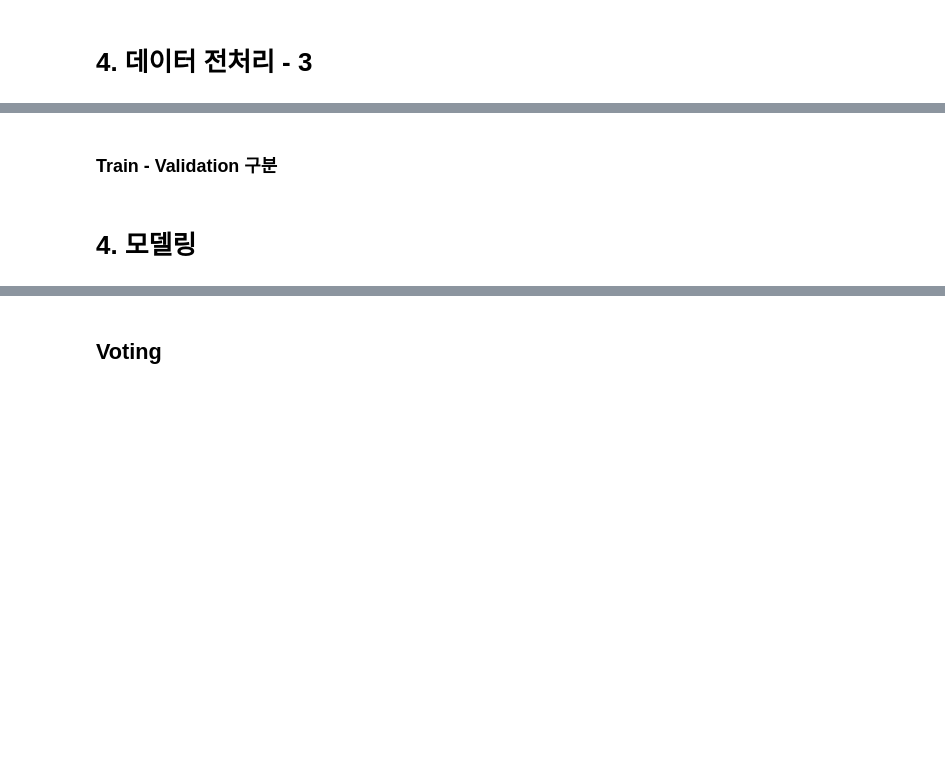
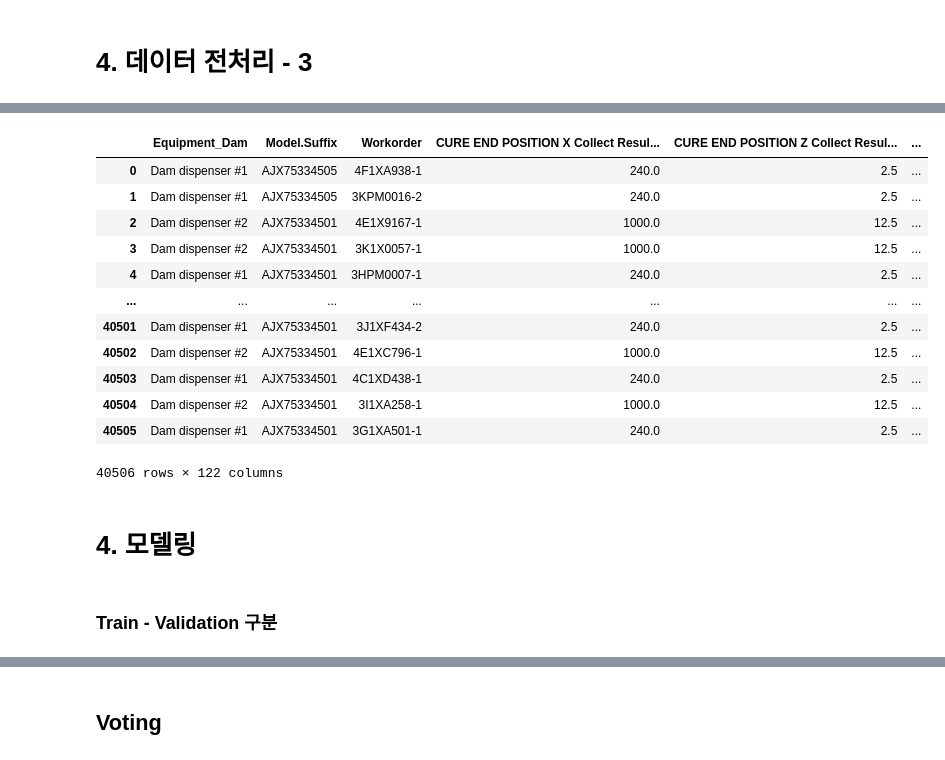
Before and after one commit to ByungwookYang/LG-Amers-5th, a Jupyter notebook: final_submission.ipynb, the cells around one changed output, grey strips where cells are left out. Drawn from its saved outputs; the diff is of its cells as text; code cells hidden in the pictures; blank space fills up the shorter version.

```diff
--- a/final_submission.ipynb
+++ b/final_submission.ipynb
@@ -308,7 +262,7 @@ F1_2 = Fill1_2[Fill1_col]
 FF1 = pd.concat([F1_1, F1_2])
 # %%
 # Fill2 안밀린부분 작업해주기
-F2_0 = test_data.iloc[:, 133:157]
+F2_0 = test_data.iloc[:, 136:161]
 F2_0
 # Fill2 밀린부분 작업해주기
 Fill2_1 = test_data[(test_data['HEAD NORMAL COORDINATE X AXIS(Stage1) Collect Result_Fill2'] == "OK") |
@@ -316,7 +270,7 @@ Fill2_1 = test_data[(test_data['HEAD NORMAL COORDINATE X AXIS(Stage1) Collect Re
 Fill2_2 = test_data[(test_data['HEAD NORMAL COORDINATE X AXIS(Stage1) Collect Result_Fill2'] != "OK") &
                (~pd.isna(test_data['HEAD NORMAL COORDINATE X AXIS(Stage1) Collect Result_Fill2']))]
 
-Fill2_col = test_data.columns[157:180]
+Fill2_col = test_data.columns[161:184]
 
 F2_1 = Fill2_1[Fill2_col]
 F2_1 = F2_1.iloc[:, 1:]
@@ -408,0 +367,35 @@ print(train_data.shape); print(test_data.shape)
+# %%
+# durations
+train_data['Collect Date_Dam'] = pd.to_datetime(train_data['Collect Date_Dam'])
+train_data['Collect Date_AutoClave'] = pd.to_datetime(train_data['Collect Date_AutoClave'])
+train_data['Collect Date_Fill1'] = pd.to_datetime(train_data['Collect Date_Fill1'])
+train_data['Collect Date_Fill2'] = pd.to_datetime(train_data['Collect Date_Fill2'])
+train_data['durations']=train_data['Collect Date_AutoClave'] - train_data['Collect Date_Dam']
+train_data['day_Dam'] = train_data['Collect Date_Dam'].dt.strftime('%y%m%d')
+
+test_data['Collect Date_Dam'] = pd.to_datetime(test_data['Collect Date_Dam'])
+test_data['Collect Date_AutoClave'] = pd.to_datetime(test_data['Collect Date_AutoClave'])
+test_data['Collect Date_Fill1'] = pd.to_datetime(test_data['Collect Date_Fill1'])
+test_data['Collect Date_Fill2'] = pd.to_datetime(test_data['Collect Date_Fill2'])
+test_data['durations']=test_data['Collect Date_AutoClave'] - test_data['Collect Date_Dam']
+test_data['day_Dam'] = test_data['Collect Date_Dam'].dt.strftime('%y%m%d')
+
+# 각 공정 간의 시간 차이 계산 (분 단위)
+train_data['time_diff_Dam_to_Fill1'] = (train_data['Collect Date_Fill1'] - train_data['Collect Date_Dam']).dt.total_seconds() / 60
+train_data['time_diff_Fill1_to_Fill2'] = (train_data['Collect Date_Fill2'] - train_data['Collect Date_Fill1']).dt.total_seconds() / 60
+train_data['time_diff_Fill2_to_AutoClave'] = (train_data['Collect Date_AutoClave'] - train_data['Collect Date_Fill2']).dt.total_seconds() / 60
+
+# 각 공정 간의 시간 차이 계산 (분 단위)
+test_data['time_diff_Dam_to_Fill1'] = (test_data['Collect Date_Fill1'] - test_data['Collect Date_Dam']).dt.total_seconds() / 60
+test_data['time_diff_Fill1_to_Fill2'] = (test_data['Collect Date_Fill2'] - test_data['Collect Date_Fill1']).dt.total_seconds() / 60
+test_data['time_diff_Fill2_to_AutoClave'] = (test_data['Collect Date_AutoClave'] - test_data['Collect Date_Fill2']).dt.total_seconds() / 60
+
+# 각 공정별 HH:MM 변수
+train_data['time_Dam'] = train_data['Collect Date_Dam'].dt.strftime('%H:%M')
+test_data['time_Dam'] = test_data['Collect Date_Dam'].dt.strftime('%H:%M')
+train_data['time_AutoClave'] = train_data['Collect Date_AutoClave'].dt.strftime('%H:%M')
+test_data['time_AutoClave'] = test_data['Collect Date_AutoClave'].dt.strftime('%H:%M')
+train_data['time_Fill1'] = train_data['Collect Date_Fill1'].dt.strftime('%H:%M')
+test_data['time_Fill1'] = test_data['Collect Date_Fill1'].dt.strftime('%H:%M')
+train_data['time_Fill2'] = train_data['Collect Date_Fill2'].dt.strftime('%H:%M')
+test_data['time_Fill2'] = test_data['Collect Date_Fill2'].dt.strftime('%H:%M')
@@ -424,3 +422,21 @@ len(numerical_cols) + len(categorical_cols)
+# %%
+train_data
+# %% [output]
+|  | Equipment_Dam | Model.Suffix | Workorder | CURE END POSITION X Collect Resul... | CURE END POSITION Z Collect Resul... | ... |
+| 0 | Dam dispenser #1 | AJX75334505 | 4F1XA938-1 | 240.0 | 2.5 | ... |
+| 1 | Dam dispenser #1 | AJX75334505 | 3KPM0016-2 | 240.0 | 2.5 | ... |
+| 2 | Dam dispenser #2 | AJX75334501 | 4E1X9167-1 | 1000.0 | 12.5 | ... |
+| 3 | Dam dispenser #2 | AJX75334501 | 3K1X0057-1 | 1000.0 | 12.5 | ... |
+| 4 | Dam dispenser #1 | AJX75334501 | 3HPM0007-1 | 240.0 | 2.5 | ... |
+| ... | ... | ... | ... | ... | ... | ... |
+| 40501 | Dam dispenser #1 | AJX75334501 | 3J1XF434-2 | 240.0 | 2.5 | ... |
+| 40502 | Dam dispenser #2 | AJX75334501 | 4E1XC796-1 | 1000.0 | 12.5 | ... |
+| 40503 | Dam dispenser #1 | AJX75334501 | 4C1XD438-1 | 240.0 | 2.5 | ... |
+| 40504 | Dam dispenser #2 | AJX75334501 | 3I1XA258-1 | 1000.0 | 12.5 | ... |
+| 40505 | Dam dispenser #1 | AJX75334501 | 3G1XA501-1 | 240.0 | 2.5 | ... |
+40506 rows × 122 columns
+# %% [markdown]
+# 4. 모델링
 # %% [markdown]
 ### Train - Validation 구분
 # %%
@@ -431,5 +447,3 @@ train_data['target'] = train_data['target'].apply(lambda x: 1 if x == 'AbNormal'
 
 X = train_data.drop('target', axis=1)
 y = train_data['target']
-# %% [markdown]
-# 4. 모델링
```
Also changed, not shown: parts of 53 cells of this notebook.
